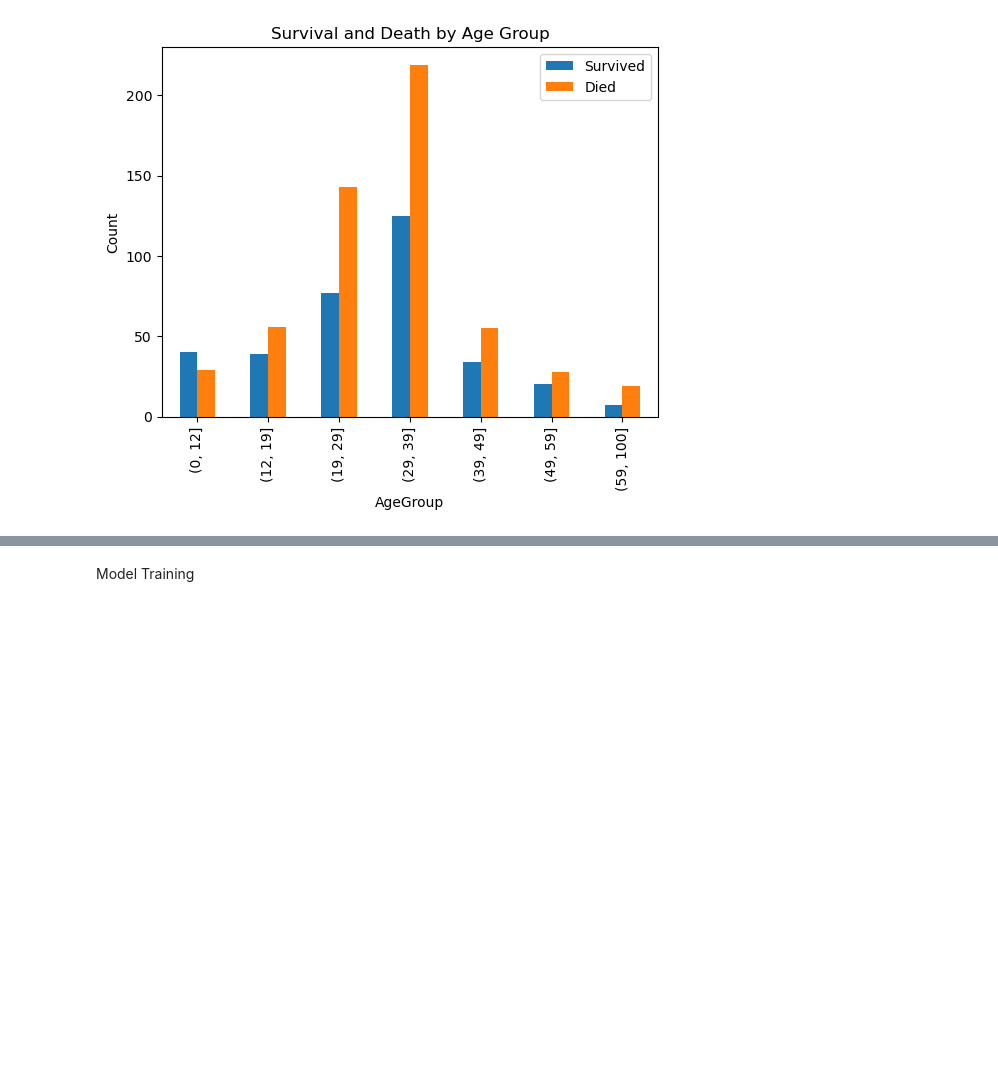
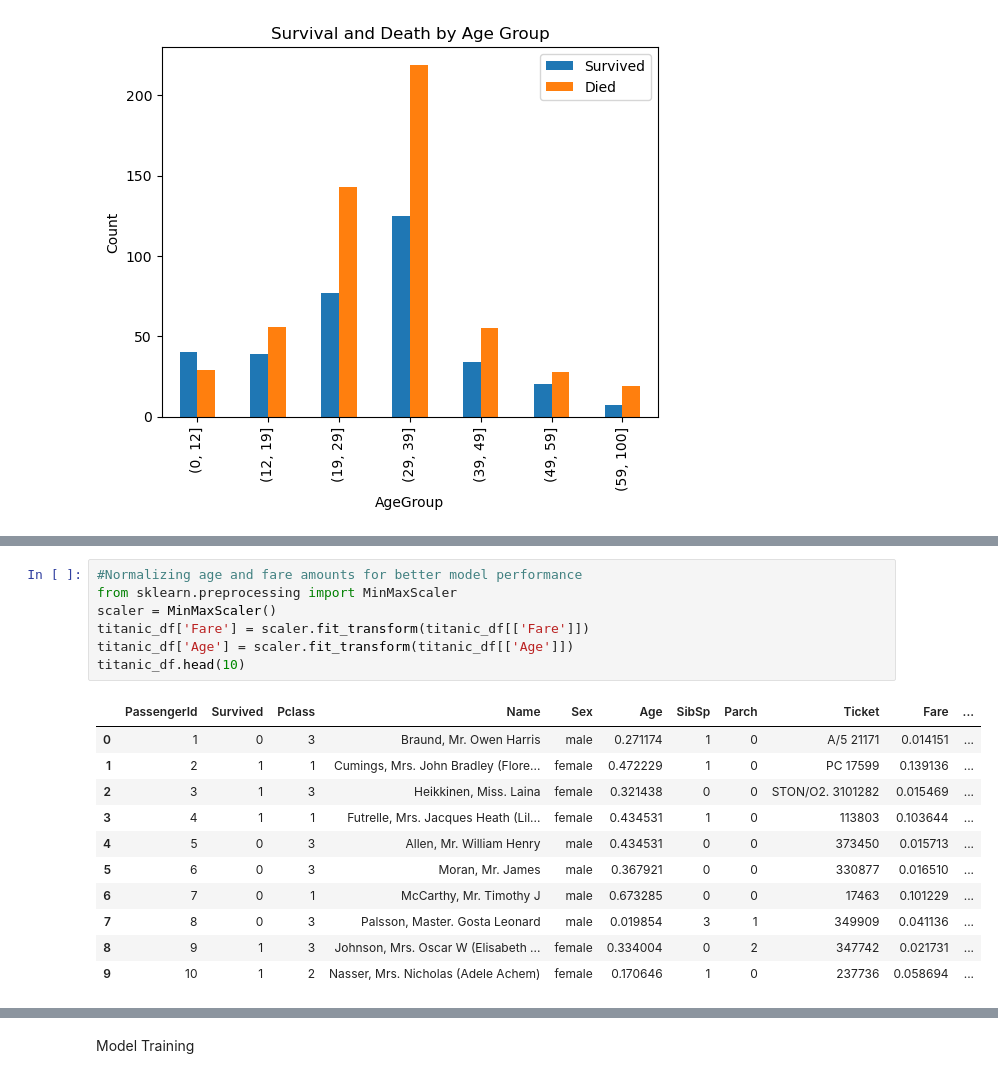
Before and after one commit to kennethcollins138/titanic_model, a Jupyter notebook: survival_rate.ipynb, the cells around one changed output, grey strips where cells are left out. Drawn from its saved outputs; the diff is of its cells as text; blank space fills up the shorter version.

```diff
--- a/survival_rate.ipynb
+++ b/survival_rate.ipynb
@@ -124,0 +172,19 @@ plt.show()
+# %%
+#Normalizing age and fare amounts for better model performance
+from sklearn.preprocessing import MinMaxScaler
+scaler = MinMaxScaler()
+titanic_df['Fare'] = scaler.fit_transform(titanic_df[['Fare']])
+titanic_df['Age'] = scaler.fit_transform(titanic_df[['Age']])
+titanic_df.head(10)
+# %% [output]
+|  | PassengerId | Survived | Pclass | Name | Sex | Age | SibSp | Parch | Ticket | Fare | ... |
+| 0 | 1 | 0 | 3 | Braund, Mr. Owen Harris | male | 0.271174 | 1 | 0 | A/5 21171 | 0.014151 | ... |
+| 1 | 2 | 1 | 1 | Cumings, Mrs. John Bradley (Flore... | female | 0.472229 | 1 | 0 | PC 17599 | 0.139136 | ... |
+| 2 | 3 | 1 | 3 | Heikkinen, Miss. Laina | female | 0.321438 | 0 | 0 | STON/O2. 3101282 | 0.015469 | ... |
+| 3 | 4 | 1 | 1 | Futrelle, Mrs. Jacques Heath (Lil... | female | 0.434531 | 1 | 0 | 113803 | 0.103644 | ... |
+| 4 | 5 | 0 | 3 | Allen, Mr. William Henry | male | 0.434531 | 0 | 0 | 373450 | 0.015713 | ... |
+| 5 | 6 | 0 | 3 | Moran, Mr. James | male | 0.367921 | 0 | 0 | 330877 | 0.016510 | ... |
+| 6 | 7 | 0 | 1 | McCarthy, Mr. Timothy J | male | 0.673285 | 0 | 0 | 17463 | 0.101229 | ... |
+| 7 | 8 | 0 | 3 | Palsson, Master. Gosta Leonard | male | 0.019854 | 3 | 1 | 349909 | 0.041136 | ... |
+| 8 | 9 | 1 | 3 | Johnson, Mrs. Oscar W (Elisabeth ... | female | 0.334004 | 0 | 2 | 347742 | 0.021731 | ... |
+| 9 | 10 | 1 | 2 | Nasser, Mrs. Nicholas (Adele Achem) | female | 0.170646 | 1 | 0 | 237736 | 0.058694 | ... |
```
Also changed, not shown: parts of 6 cells of this notebook, 1 other file.
